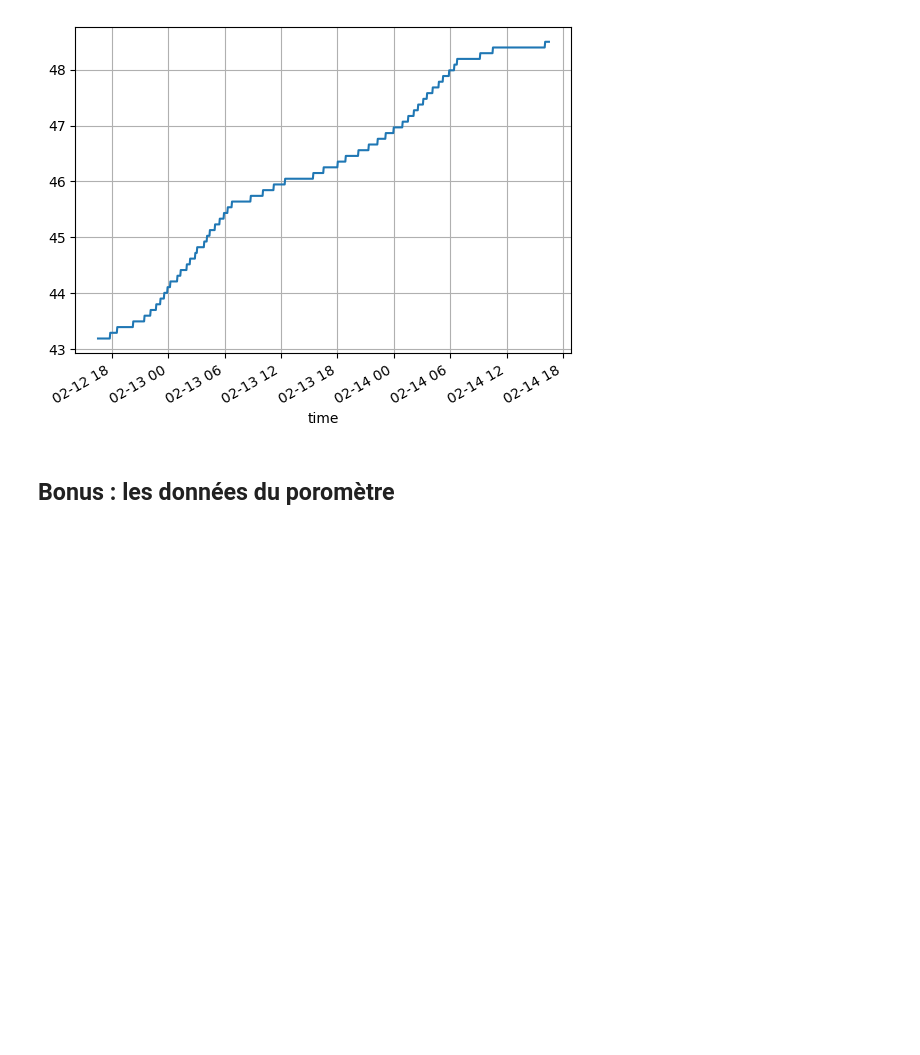
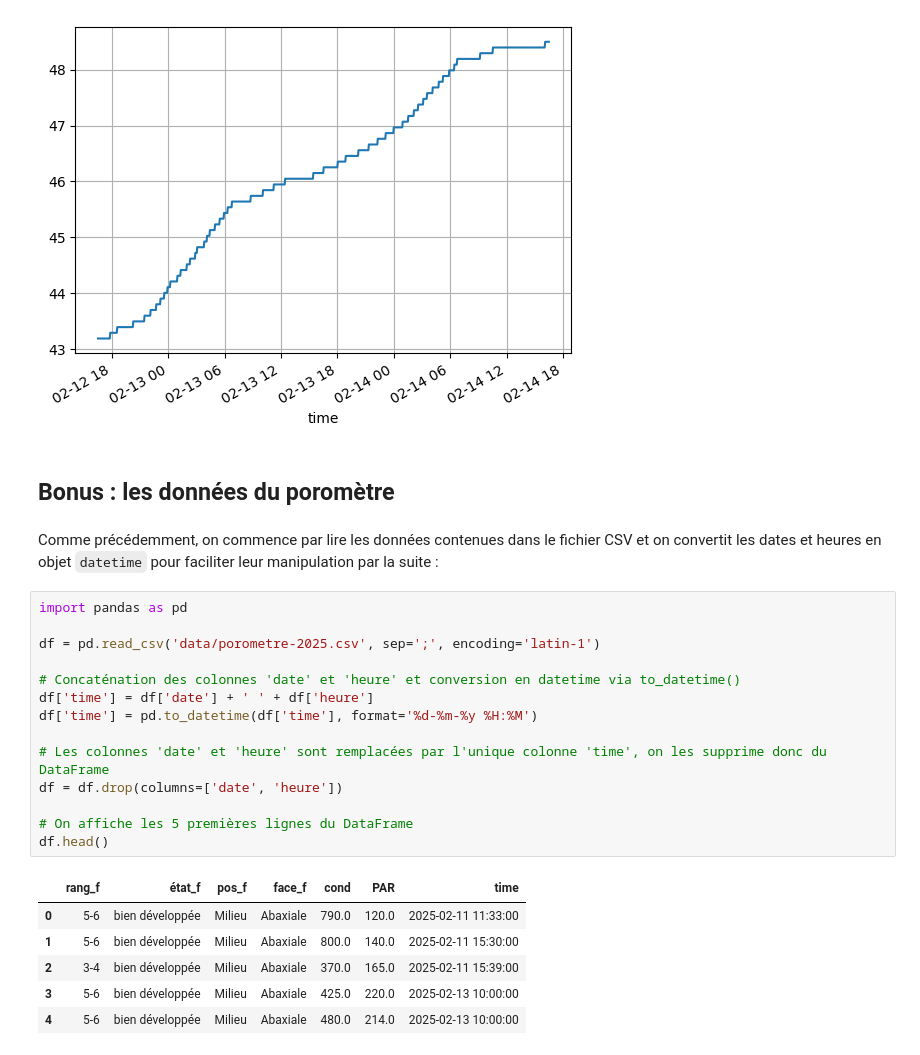
Before and after one commit to anpar/lbir1251-data-analysis, a Jupyter notebook: TP2/TP2_correction.ipynb, the cells around one changed output. Saved outputs shown, nothing was run; the diff lists cells and outputs as text; blank space fills up the shorter version.

```diff
--- a/TP2/TP2_correction.ipynb
+++ b/TP2/TP2_correction.ipynb
@@ -409,3 +409,26 @@ df.loc['2025-02-12 16:30':'2025-02-14 16:30', 'enc_6'].plot(grid=True)
 [figure]
 # %% [markdown]
 ## Bonus : les données du poromètre
+# %% [markdown]
+Comme précédemment, on commence par lire les données contenues dans le fichier CSV et on convertit les dates et heures en objet `datetime` pour faciliter leur manipulation par la suite :
+# %%
+import pandas as pd
+
+df = pd.read_csv('data/porometre-2025.csv', sep=';', encoding='latin-1')
+
+# Concaténation des colonnes 'date' et 'heure' et conversion en datetime via to_datetime()
+df['time'] = df['date'] + ' ' + df['heure']
+df['time'] = pd.to_datetime(df['time'], format='%d-%m-%y %H:%M')
+
+# Les colonnes 'date' et 'heure' sont remplacées par l'unique colonne 'time', on les supprime donc du DataFrame
+df = df.drop(columns=['date', 'heure'])
+
+# On affiche les 5 premières lignes du DataFrame
+df.head()
+# %% [output]
+|  | rang_f | état_f | pos_f | face_f | cond | PAR | time |
+| 0 | 5-6 | bien développée | Milieu | Abaxiale | 790.0 | 120.0 | 2025-02-11 11:33:00 |
+| 1 | 5-6 | bien développée | Milieu | Abaxiale | 800.0 | 140.0 | 2025-02-11 15:30:00 |
+| 2 | 3-4 | bien développée | Milieu | Abaxiale | 370.0 | 165.0 | 2025-02-11 15:39:00 |
+| 3 | 5-6 | bien développée | Milieu | Abaxiale | 425.0 | 220.0 | 2025-02-13 10:00:00 |
+| 4 | 5-6 | bien développée | Milieu | Abaxiale | 480.0 | 214.0 | 2025-02-13 10:00:00 |
```
Also changed, not shown: parts of 2 cells of this notebook, 4 other files.
